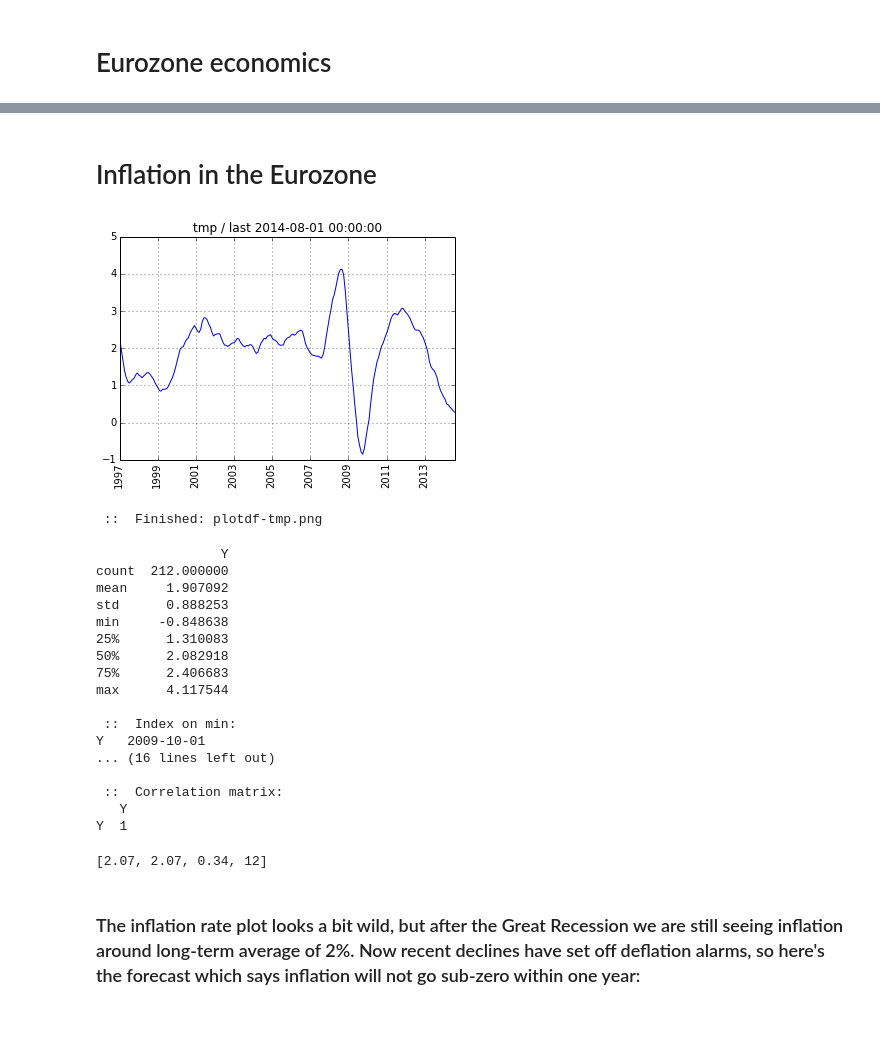
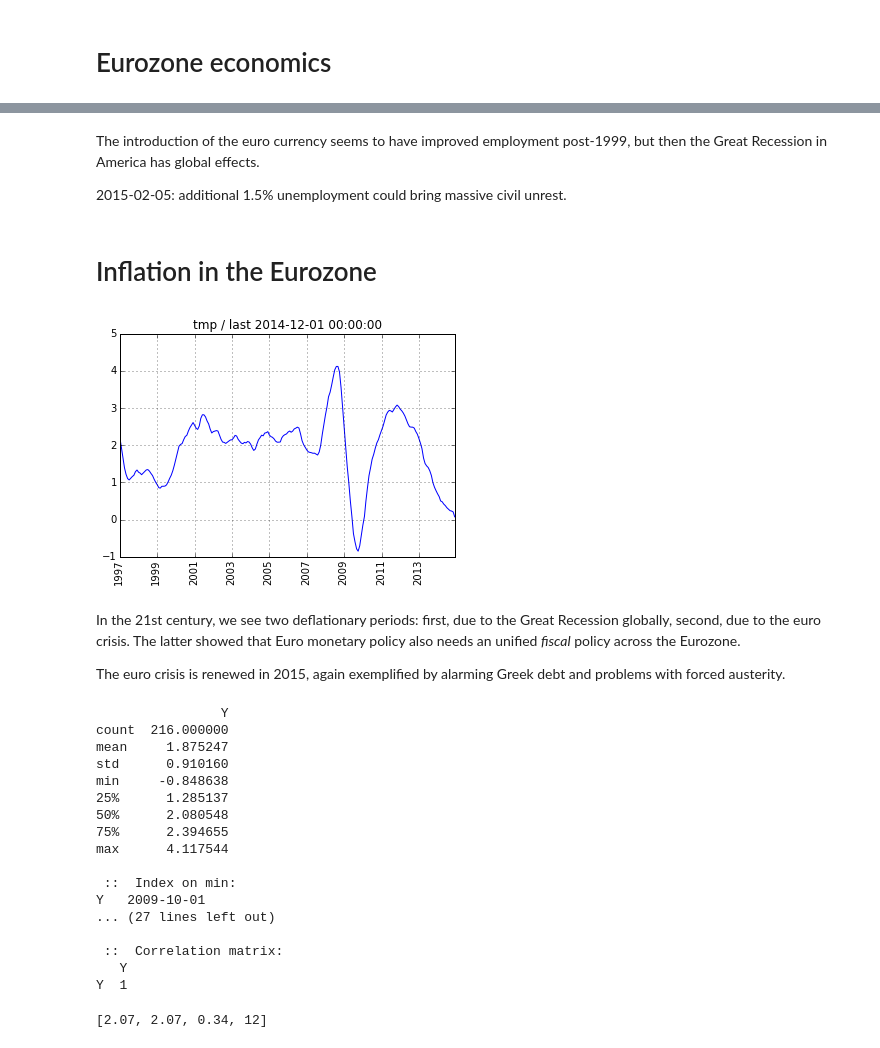
Before and after one commit to rsvp/fecon235, a Jupyter notebook: nb/fred-eurozone.ipynb, the cells around one changed output, grey strips where cells are left out. Drawn from its saved outputs; the diff is of its cells as text; code cells hidden in the pictures; blank space fills up the shorter version.

```diff
--- a/nb/fred-eurozone.ipynb
+++ b/nb/fred-eurozone.ipynb
@@ -82,30 +98,37 @@ plotfred(unempdev)
+# %% [markdown]
+The introduction of the euro currency seems to have improved employment post-1999, but then the Great Recession in America has global effects.
+
+2015-02-05: additional 1.5% unemployment could bring massive civil unrest.
 # %% [markdown]
 # Inflation in the Eurozone
 # %%
 infleu = getfred(m4infleu)
 # %%
 #  Compute inflation rate from levels:
-infreu = pcent(infleu, 12)
+infreu = pcent(infleu, 12).dropna()
 plotfred(infreu)
 # %% [output]
-[figure, old version]
+[figure, new version]
- ::  Finished: plotdf-tmp.png
+# %% [markdown]
+In the 21st century, we see two deflationary periods: first, due to the Great Recession globally, second, due to the euro crisis. The latter showed that Euro monetary policy also needs an unified *fiscal* policy across the Eurozone.
+
+The euro crisis is renewed in 2015, again exemplified by alarming Greek debt and problems with forced austerity.
 # %%
 stats(infreu)
 # %% [output]
                 Y
-count  212.000000
-mean     1.907092
-std      0.888253
+count  216.000000
+mean     1.875247
+std      0.910160
 min     -0.848638
-25%      1.310083
-50%      2.082918
-75%      2.406683
+25%      1.285137
+50%      2.080548
+75%      2.394655
 max      4.117544
 
  ::  Index on min:
 Y   2009-10-01
-... (16 lines left out)
+... (27 lines left out)
 
  ::  Correlation matrix:
    Y
@@ -115,5 +138,3 @@ Y  1
 georet(infleu[t06], 12)
 # %% [output]
 [2.07, 2.07, 0.34, 12]
-# %% [markdown]
-### The inflation rate plot looks a bit wild, but after the Great Recession we are still seeing inflation around long-term average of 2%. Now recent declines have set off deflation alarms, so here's the forecast which says inflation will not go sub-zero within one year:
```
Also changed, not shown: parts of 59 cells of this notebook, 1 other file.
